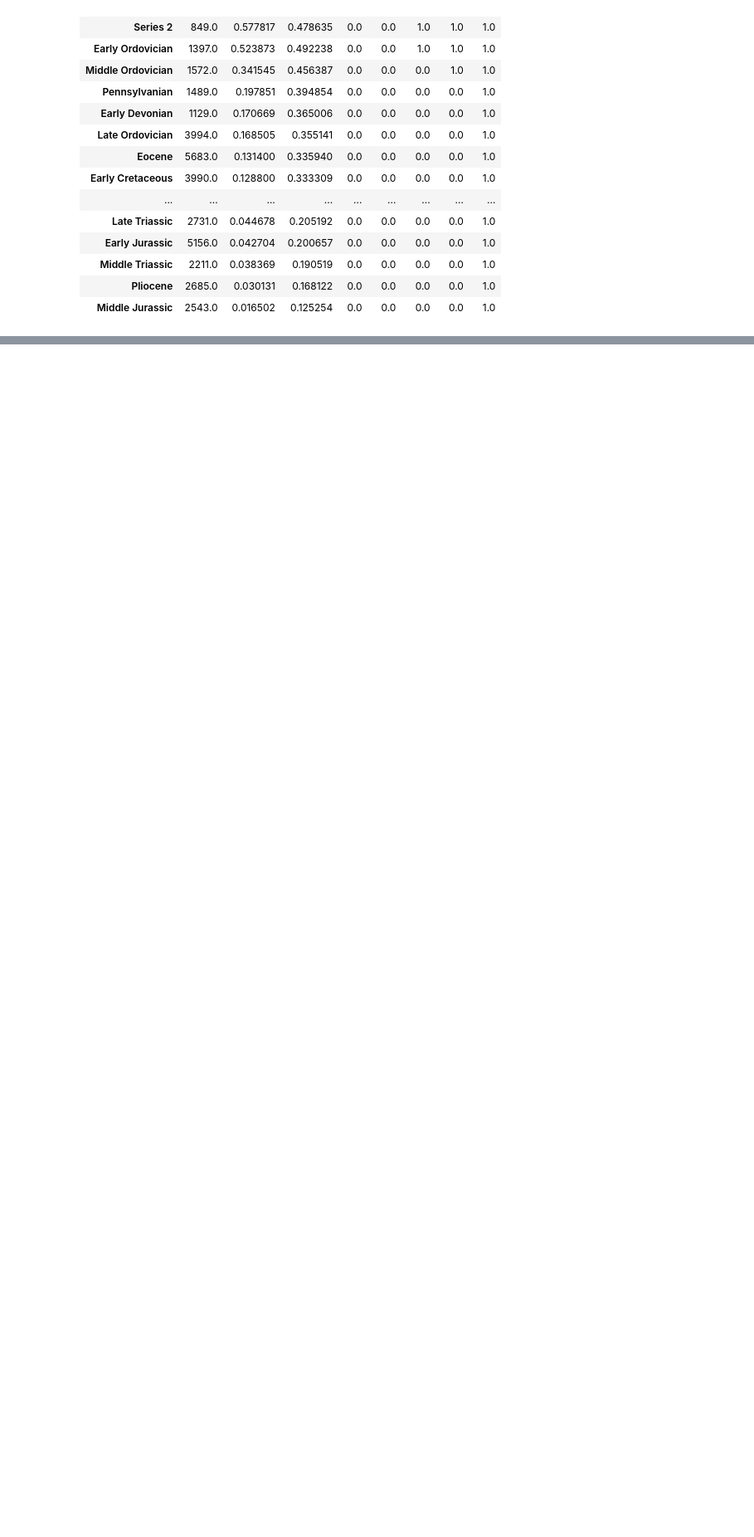
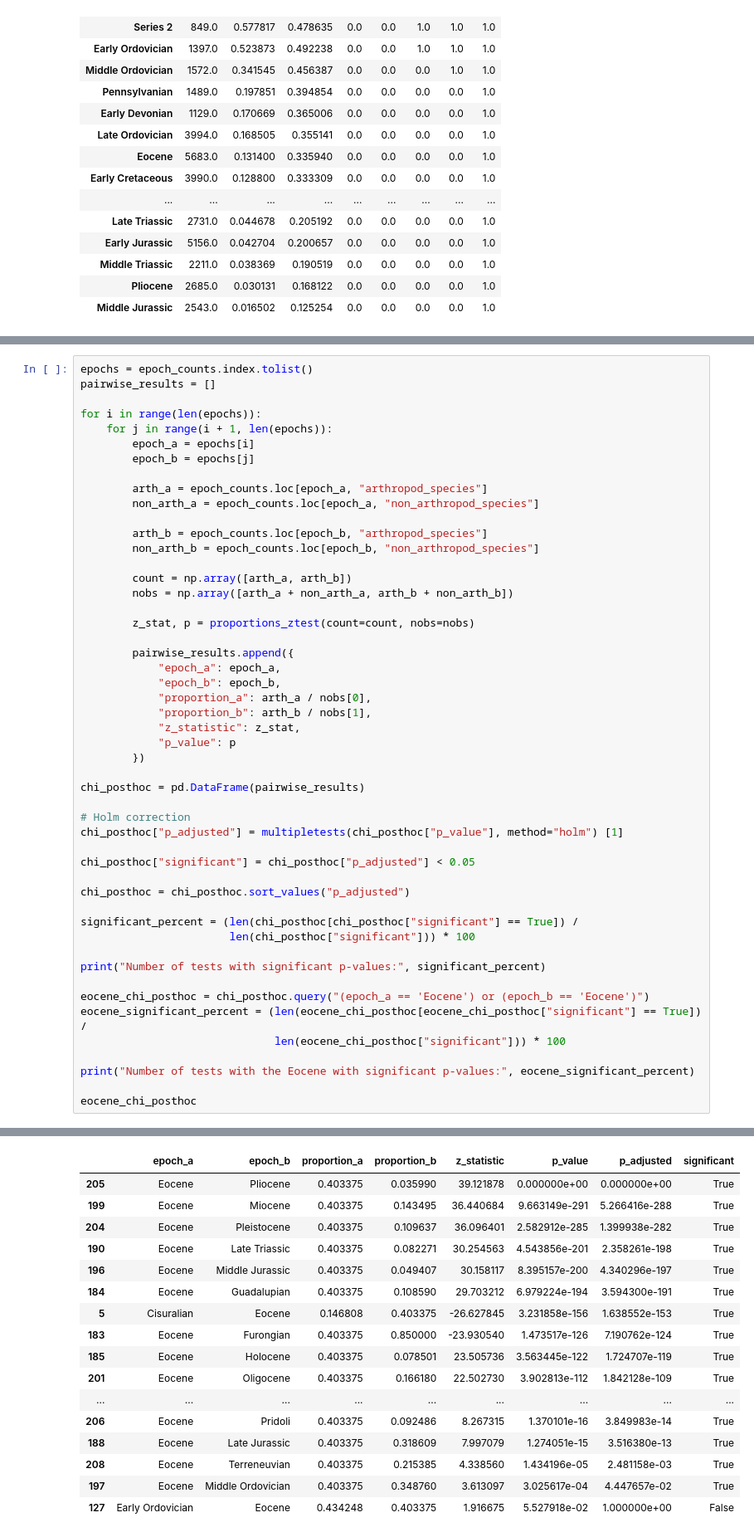
Before and after one commit to Dworlock11/Arthropod-Fossil-Diversity-Analysis, a Jupyter notebook: notebooks/02_analysis.ipynb, the cells around one changed output, grey strips where cells are left out. Shown at 83% size. Drawn from its saved outputs; the diff is of its cells as text; blank space fills up the shorter version.

```diff
--- a/notebooks/02_analysis.ipynb
+++ b/notebooks/02_analysis.ipynb
@@ -734,0 +778,51 @@ remove_top_10_mean_proportions
+# %%
+epochs = epoch_counts.index.tolist()
+pairwise_results = []
+
+for i in range(len(epochs)):
+    for j in range(i + 1, len(epochs)):
+        epoch_a = epochs[i]
+        epoch_b = epochs[j]
+
+        arth_a = epoch_counts.loc[epoch_a, "arthropod_species"]
+        non_arth_a = epoch_counts.loc[epoch_a, "non_arthropod_species"]
+
+        arth_b = epoch_counts.loc[epoch_b, "arthropod_species"]
+        non_arth_b = epoch_counts.loc[epoch_b, "non_arthropod_species"]
+
+        count = np.array([arth_a, arth_b])
+        nobs = np.array([arth_a + non_arth_a, arth_b + non_arth_b])
+
+        z_stat, p = proportions_ztest(count=count, nobs=nobs)
+
+        pairwise_results.append({
+            "epoch_a": epoch_a,
+            "epoch_b": epoch_b,
+            "proportion_a": arth_a / nobs[0],
+            "proportion_b": arth_b / nobs[1],
+            "z_statistic": z_stat,
+            "p_value": p
+        })
+
+chi_posthoc = pd.DataFrame(pairwise_results)
+
+# Holm correction
+chi_posthoc["p_adjusted"] = multipletests(chi_posthoc["p_value"], method="holm") [1]
+
+chi_posthoc["significant"] = chi_posthoc["p_adjusted"] < 0.05
+
+chi_posthoc = chi_posthoc.sort_values("p_adjusted")
+
+significant_percent = (len(chi_posthoc[chi_posthoc["significant"] == True]) /
+                       len(chi_posthoc["significant"])) * 100
+
+print("Number of tests with significant p-values:", significant_percent)
+
+eocene_chi_posthoc = chi_posthoc.query("(epoch_a == 'Eocene') or (epoch_b == 'Eocene')")
+eocene_significant_percent = (len(eocene_chi_posthoc[eocene_chi_posthoc["significant"] == True]) /
+                              len(eocene_chi_posthoc["significant"])) * 100
+
+print("Number of tests with the Eocene with significant p-values:", eocene_significant_percent)
+
+eocene_chi_posthoc
+# %% [output]
@@ -734,0 +831,17 @@ remove_top_10_mean_proportions
+|  | epoch_a | epoch_b | proportion_a | proportion_b | z_statistic | p_value | p_adjusted | significant |
+| 205 | Eocene | Pliocene | 0.403375 | 0.035990 | 39.121878 | 0.000000e+00 | 0.000000e+00 | True |
+| 199 | Eocene | Miocene | 0.403375 | 0.143495 | 36.440684 | 9.663149e-291 | 5.266416e-288 | True |
+| 204 | Eocene | Pleistocene | 0.403375 | 0.109637 | 36.096401 | 2.582912e-285 | 1.399938e-282 | True |
+| 190 | Eocene | Late Triassic | 0.403375 | 0.082271 | 30.254563 | 4.543856e-201 | 2.358261e-198 | True |
+| 196 | Eocene | Middle Jurassic | 0.403375 | 0.049407 | 30.158117 | 8.395157e-200 | 4.340296e-197 | True |
+| 184 | Eocene | Guadalupian | 0.403375 | 0.108590 | 29.703212 | 6.979224e-194 | 3.594300e-191 | True |
+| 5 | Cisuralian | Eocene | 0.146808 | 0.403375 | -26.627845 | 3.231858e-156 | 1.638552e-153 | True |
+| 183 | Eocene | Furongian | 0.403375 | 0.850000 | -23.930540 | 1.473517e-126 | 7.190762e-124 | True |
+| 185 | Eocene | Holocene | 0.403375 | 0.078501 | 23.505736 | 3.563445e-122 | 1.724707e-119 | True |
+| 201 | Eocene | Oligocene | 0.403375 | 0.166180 | 22.502730 | 3.902813e-112 | 1.842128e-109 | True |
+| ... | ... | ... | ... | ... | ... | ... | ... | ... |
+| 206 | Eocene | Pridoli | 0.403375 | 0.092486 | 8.267315 | 1.370101e-16 | 3.849983e-14 | True |
+| 188 | Eocene | Late Jurassic | 0.403375 | 0.318609 | 7.997079 | 1.274051e-15 | 3.516380e-13 | True |
+| 208 | Eocene | Terreneuvian | 0.403375 | 0.215385 | 4.338560 | 1.434196e-05 | 2.481158e-03 | True |
+| 197 | Eocene | Middle Ordovician | 0.403375 | 0.348760 | 3.613097 | 3.025617e-04 | 4.447657e-02 | True |
+| 127 | Early Ordovician | Eocene | 0.434248 | 0.403375 | 1.916675 | 5.527918e-02 | 1.000000e+00 | False |
```
Also changed, not shown: parts of 15 cells of this notebook.
